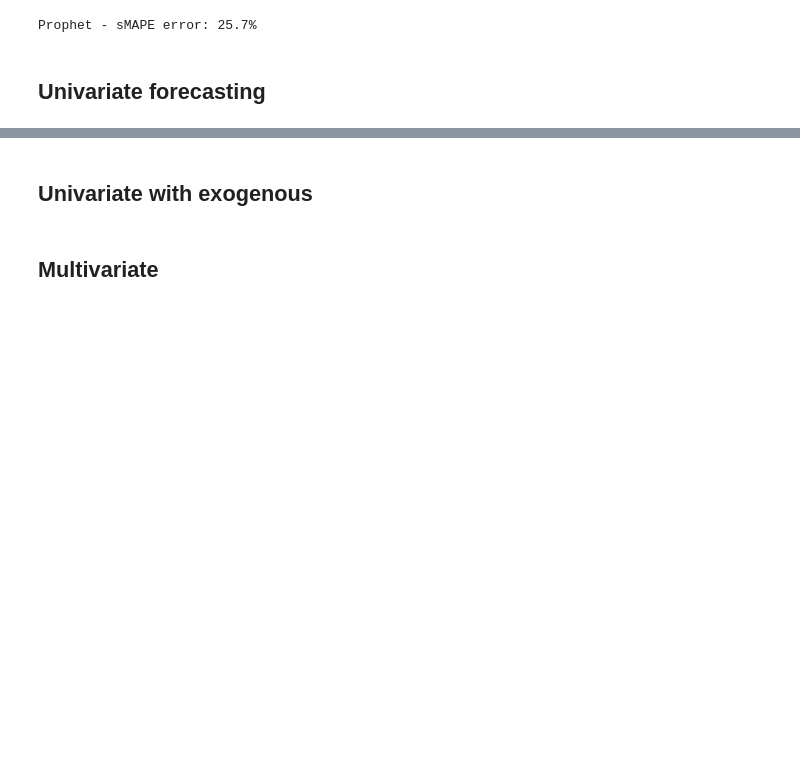
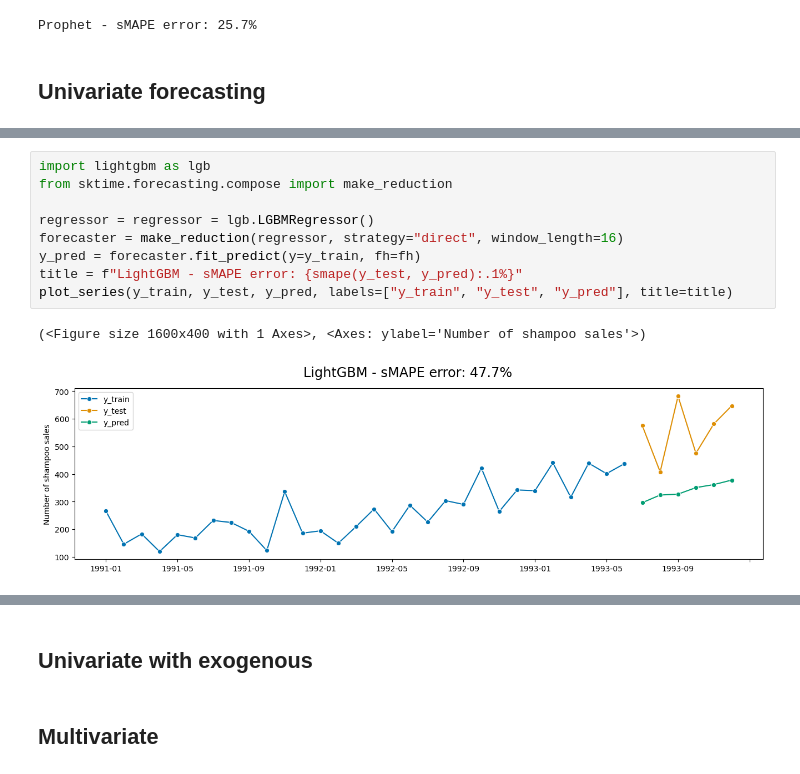
Before and after one commit to sktime/sktime-tutorial-ODSC-Europe-2023, a Jupyter notebook: notebooks/02_forecasting.ipynb, the cells around one changed output, grey strips where cells are left out. Cells and saved outputs as stored; diff of their text form; blank space fills up the shorter version.

```diff
--- a/notebooks/02_forecasting.ipynb
+++ b/notebooks/02_forecasting.ipynb
@@ -83,0 +109,12 @@ for forecaster in forecasters:
+# %%
+import lightgbm as lgb
+from sktime.forecasting.compose import make_reduction
+
+regressor = regressor = lgb.LGBMRegressor()
+forecaster = make_reduction(regressor, strategy="direct", window_length=16)
+y_pred = forecaster.fit_predict(y=y_train, fh=fh)
+title = f"LightGBM - sMAPE error: {smape(y_test, y_pred):.1%}"
+plot_series(y_train, y_test, y_pred, labels=["y_train", "y_test", "y_pred"], title=title)
+# %% [output]
+(<Figure size 1600x400 with 1 Axes>, <Axes: ylabel='Number of shampoo sales'>)
+[figure, added]
```
Also changed, not shown: parts of 13 cells of this notebook, 1 other file.
